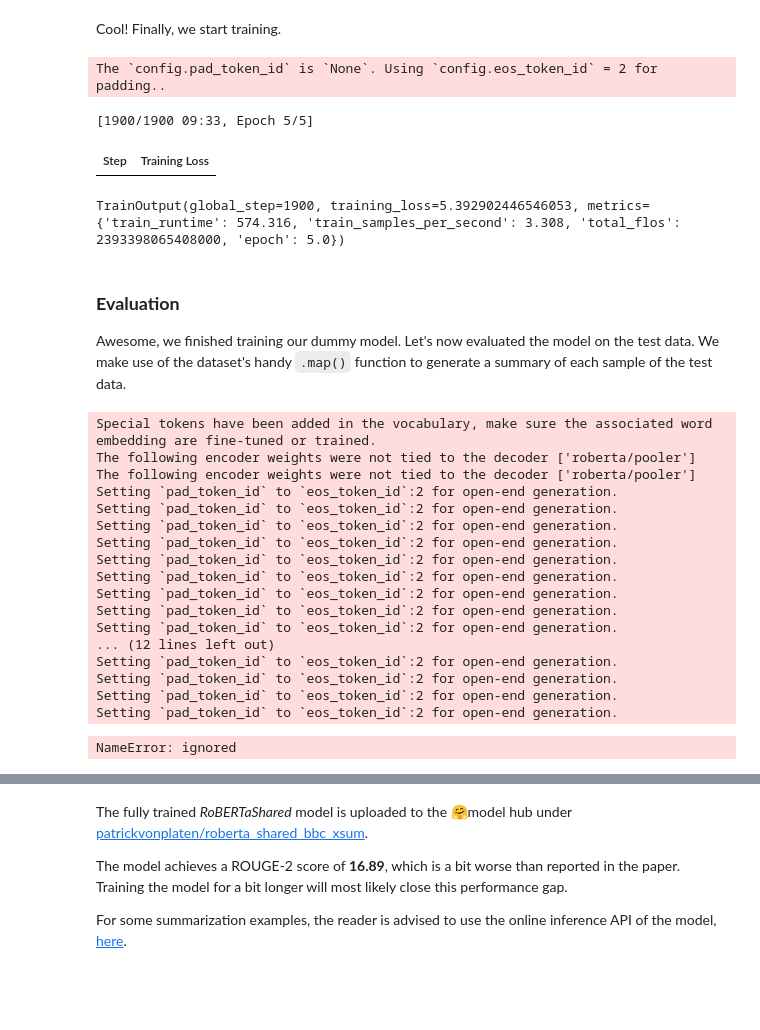
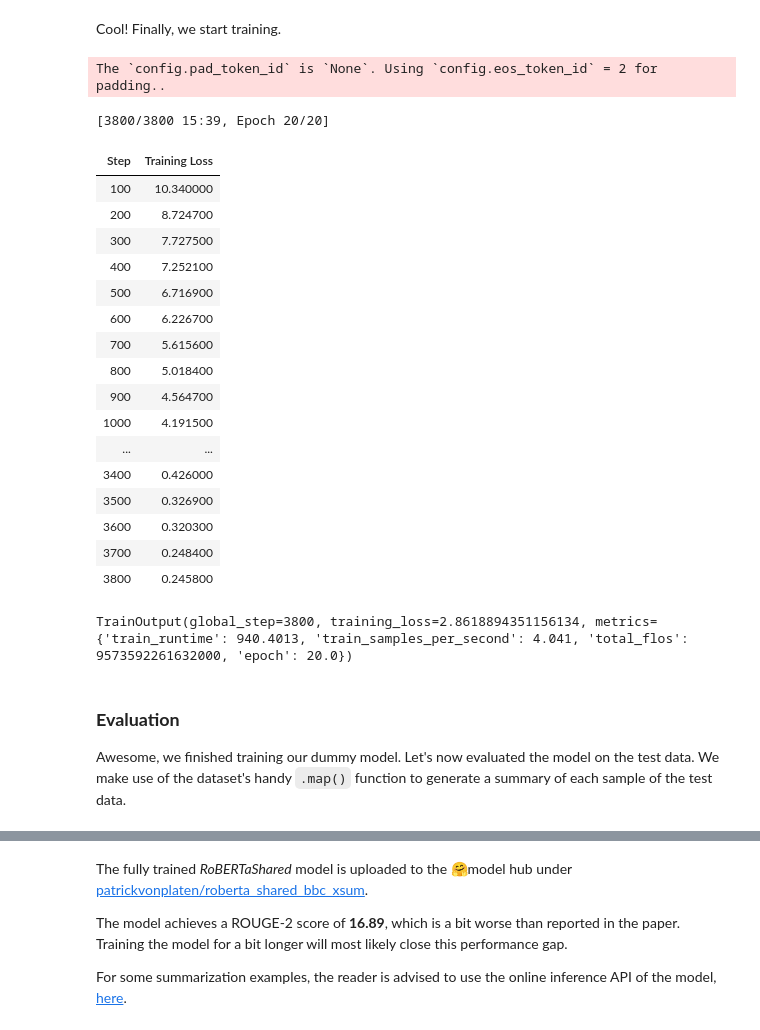
Before and after one commit to ngockhanh5110/nlp-vietnamese-text-summarization, a Jupyter notebook: notebooks/testing_huggingface.ipynb, the cells around one changed output, grey strips where cells are left out. Drawn from its saved outputs; the diff is of its cells as text; code cells hidden in the pictures; blank space fills up the shorter version.

Commit message:
first training results

```diff
--- a/notebooks/testing_huggingface.ipynb
+++ b/notebooks/testing_huggingface.ipynb
@@ -168,7 +168,7 @@ train_data, val_data = train_test_split(data_df, test_size=0.2)
 train_data =  Dataset.from_pandas(train_data)
 val_data =  Dataset.from_pandas(val_data)
 # %%
-batch_size=4  # change to 16 for full training
+batch_size=8  # change to 16 for full training
 encoder_max_length=256
 decoder_max_length=64
 
@@ -311,38 +313,53 @@ Cool! Finally, we start training.
 # %%
 # set training arguments - these params are not really tuned, feel free to change
 training_args = Seq2SeqTrainingArguments(
-    output_dir="./",
+    output_dir="./training_dir",
     per_device_train_batch_size=batch_size,
     per_device_eval_batch_size=batch_size,
     predict_with_generate=True,
     # evaluate_during_training=True,
     do_train=True,
     do_eval=True,
-    logging_steps=2000,  # set to 2000 for full training
-    save_steps=500,  # set to 500 for full training
+    logging_steps=100,  # set to 2000 for full training
+    save_steps=200,  # set to 500 for full training
     eval_steps=7500,  # set to 7500 for full training
     warmup_steps=3000,  # set to 3000 for full training
-    # max_steps=16, # delete for full training
-    num_train_epochs=5, #uncomment for full training
+    num_train_epochs=20, #uncomment for full training
     overwrite_output_dir=True,
-    save_total_limit=3,
+    save_total_limit=100,
     fp16=True,
 )
 
 # instantiate trainer
 trainer = Seq2SeqTrainer(
     model=roberta_shared,
     args=training_args,
     compute_metrics=compute_metrics,
     train_dataset=train_data,
     eval_dataset=val_data,
 )
 trainer.train()
 # %% [output]
 The `config.pad_token_id` is `None`. Using `config.eos_token_id` = 2 for padding..
-[1900/1900 09:33, Epoch 5/5]
+[3800/3800 15:39, Epoch 20/20]
 | Step | Training Loss |
+| 100 | 10.340000 |
+| 200 | 8.724700 |
+| 300 | 7.727500 |
+| 400 | 7.252100 |
+| 500 | 6.716900 |
+| 600 | 6.226700 |
+| 700 | 5.615600 |
+| 800 | 5.018400 |
+| 900 | 4.564700 |
+| 1000 | 4.191500 |
+| ... | ... |
+| 3400 | 0.426000 |
+| 3500 | 0.326900 |
+| 3600 | 0.320300 |
+| 3700 | 0.248400 |
+| 3800 | 0.245800 |
-TrainOutput(global_step=1900, training_loss=5.392902446546053, metrics={'train_runtime': 574.316, 'train_samples_per_second': 3.308, 'total_flos': 2393398065408000, 'epoch': 5.0})
+TrainOutput(global_step=3800, training_loss=2.8618894351156134, metrics={'train_runtime': 940.4013, 'train_samples_per_second': 4.041, 'total_flos': 9573592261632000, 'epoch': 20.0})
 # %% [markdown]
 ### **Evaluation**
 
@@ -354,7 +371,7 @@ from sklearn.model_selection import train_test_split
 
 tokenizer = AutoTokenizer.from_pretrained("vinai/phobert-base", use_fast=False)
 
-model = EncoderDecoderModel.from_pretrained("./checkpoint-1500")
+model = EncoderDecoderModel.from_pretrained("/content/training_dir/checkpoint-3800")
 model.to("cuda")
 
 # test_data = datasets.load_dataset("xsum", split="test")
@@ -387,25 +404,6 @@ results = val_data.map(generate_summary, batched=True, batch_size=batch_size, re
 
 pred_str = results["pred"]
 label_str = results["summary"]
-# %% [output]
-Special tokens have been added in the vocabulary, make sure the associated word embedding are fine-tuned or trained.
-The following encoder weights were not tied to the decoder ['roberta/pooler']
-The following encoder weights were not tied to the decoder ['roberta/pooler']
-Setting `pad_token_id` to `eos_token_id`:2 for open-end generation.
-Setting `pad_token_id` to `eos_token_id`:2 for open-end generation.
-Setting `pad_token_id` to `eos_token_id`:2 for open-end generation.
-Setting `pad_token_id` to `eos_token_id`:2 for open-end generation.
-Setting `pad_token_id` to `eos_token_id`:2 for open-end generation.
-Setting `pad_token_id` to `eos_token_id`:2 for open-end generation.
-Setting `pad_token_id` to `eos_token_id`:2 for open-end generation.
-Setting `pad_token_id` to `eos_token_id`:2 for open-end generation.
-Setting `pad_token_id` to `eos_token_id`:2 for open-end generation.
-... (12 lines left out)
-Setting `pad_token_id` to `eos_token_id`:2 for open-end generation.
-Setting `pad_token_id` to `eos_token_id`:2 for open-end generation.
-Setting `pad_token_id` to `eos_token_id`:2 for open-end generation.
-Setting `pad_token_id` to `eos_token_id`:2 for open-end generation.
-NameError: ignored
 # %%
 rouge_output = rouge.compute(predictions=pred_str, references=label_str, rouge_types=["rouge2"])["rouge2"].mid
 
```
Also changed, not shown: parts of 5 cells of this notebook.
